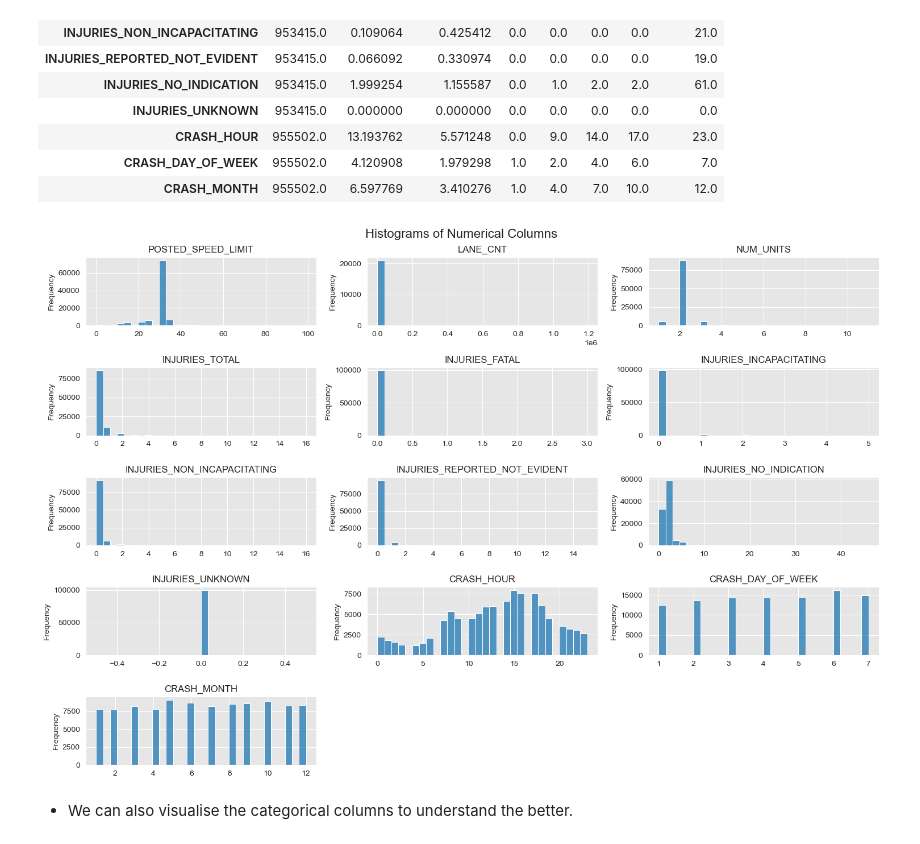
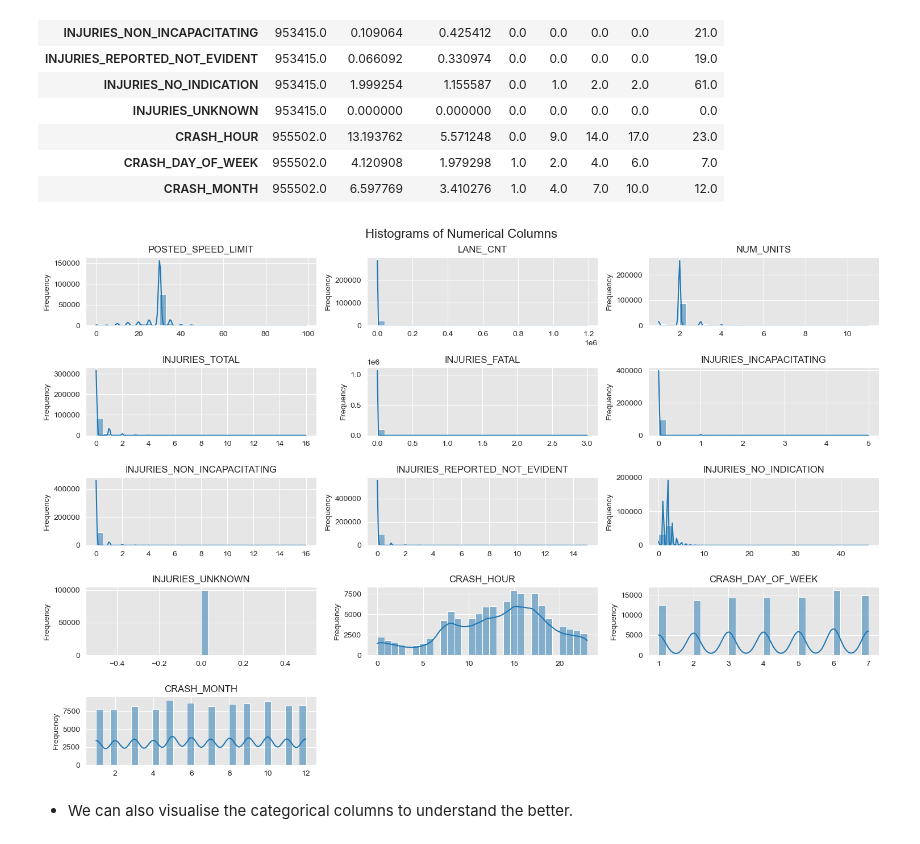
Before and after one commit to eugene-maina72/Phase_4_Project-Model_Interpretability, a Jupyter notebook: notebook.ipynb, the cells around one changed output. Saved outputs shown, nothing was run; the diff lists cells and outputs as text; code cells hidden in the pictures.

Commit message:
Data cleaning complete

```diff
--- a/notebook.ipynb
+++ b/notebook.ipynb
@@ -207,24 +209,24 @@ meaningful_numerical.describe().T
 # %%
 # Then we visualise these numerical columns in the data using histograms.
 
 plt.figure(figsize=(15, 10))
 plot_idx = 1
 # Sampling the data for faster plotting and limit bins for speed(since the dataset is too large)
 sampled_data = meaningful_numerical.sample(n=100000, random_state=42) if len(meaningful_numerical) > 10000 else meaningful_numerical
 
 for col in sampled_data.columns:
     plt.subplot(5, 3, plot_idx)
-    sns.histplot(sampled_data[col].dropna(), kde=False, bins=30)
+    sns.histplot(sampled_data[col].dropna(), kde=True, bins=30)
     plt.title(col)
     plt.xlabel('')
     plt.ylabel('Frequency')
     plot_idx += 1
 plt.suptitle('Histograms of Numerical Columns', fontsize=16)
 plt.tight_layout()
 plt.show()
 plt.savefig('images/numerical_columns_histograms.png', dpi=300, bbox_inches='tight')
 # %% [output]
-[figure, old version]
+[figure, new version]
 # %% [markdown]
 * We can also visualise the categorical columns to understand the better.
 # %%
```
Also changed, not shown: parts of 17 cells of this notebook.
